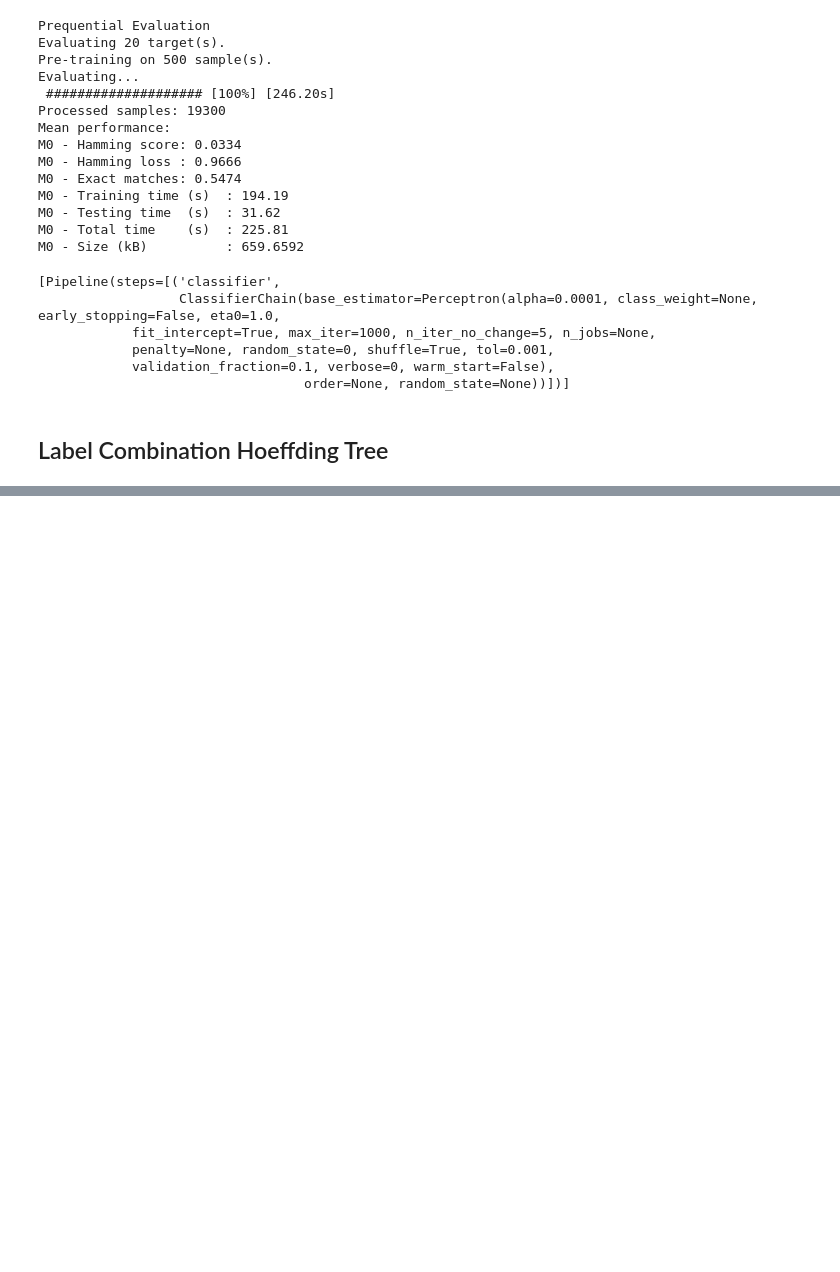
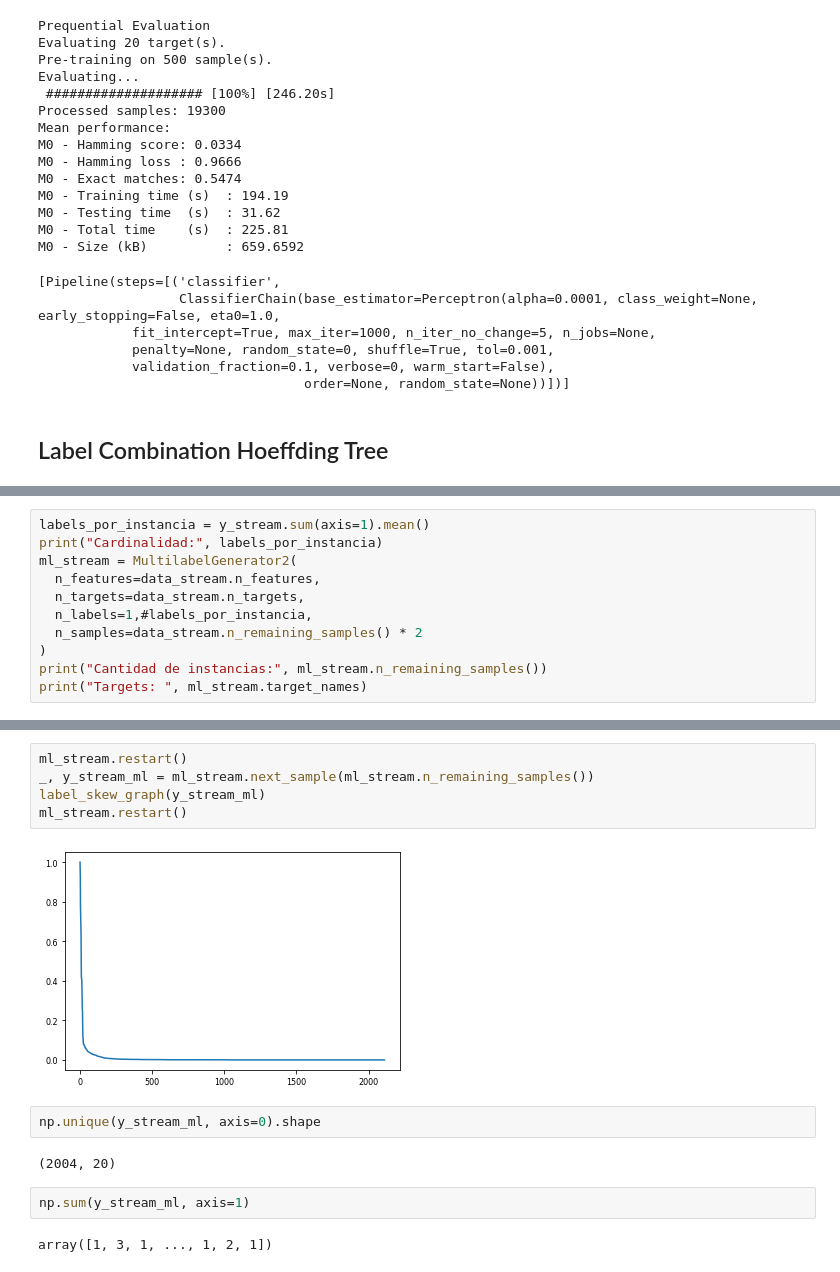
Before and after one commit to Juancard/multi-label-classification-on-data-streamings, a Jupyter notebook: 20ng_clasificaciones.ipynb, the cells around one changed output, grey strips where cells are left out. Cells and saved outputs as stored; diff of their text form; blank space fills up the shorter version.

```diff
--- a/20ng_clasificaciones.ipynb
+++ b/20ng_clasificaciones.ipynb
@@ -609,0 +579,11 @@ df
+# %%
+labels_por_instancia = y_stream.sum(axis=1).mean()
+print("Cardinalidad:", labels_por_instancia)
+ml_stream = MultilabelGenerator2(
+  n_features=data_stream.n_features,
+  n_targets=data_stream.n_targets,
+  n_labels=1,#labels_por_instancia,
+  n_samples=data_stream.n_remaining_samples() * 2
+)
+print("Cantidad de instancias:", ml_stream.n_remaining_samples())
+print("Targets: ", ml_stream.target_names)
@@ -639,0 +706,15 @@ array([False, False, False, ..., False, False, False])
+# %%
+ml_stream.restart()
+_, y_stream_ml = ml_stream.next_sample(ml_stream.n_remaining_samples())
+label_skew_graph(y_stream_ml)
+ml_stream.restart()
+# %% [output]
+[figure, added]
+# %%
+np.unique(y_stream_ml, axis=0).shape
+# %% [output]
+(2004, 20)
+# %%
+np.sum(y_stream_ml, axis=1)
+# %% [output]
+array([1, 3, 1, ..., 1, 2, 1])
```
Also changed, not shown: parts of 49 cells of this notebook.
